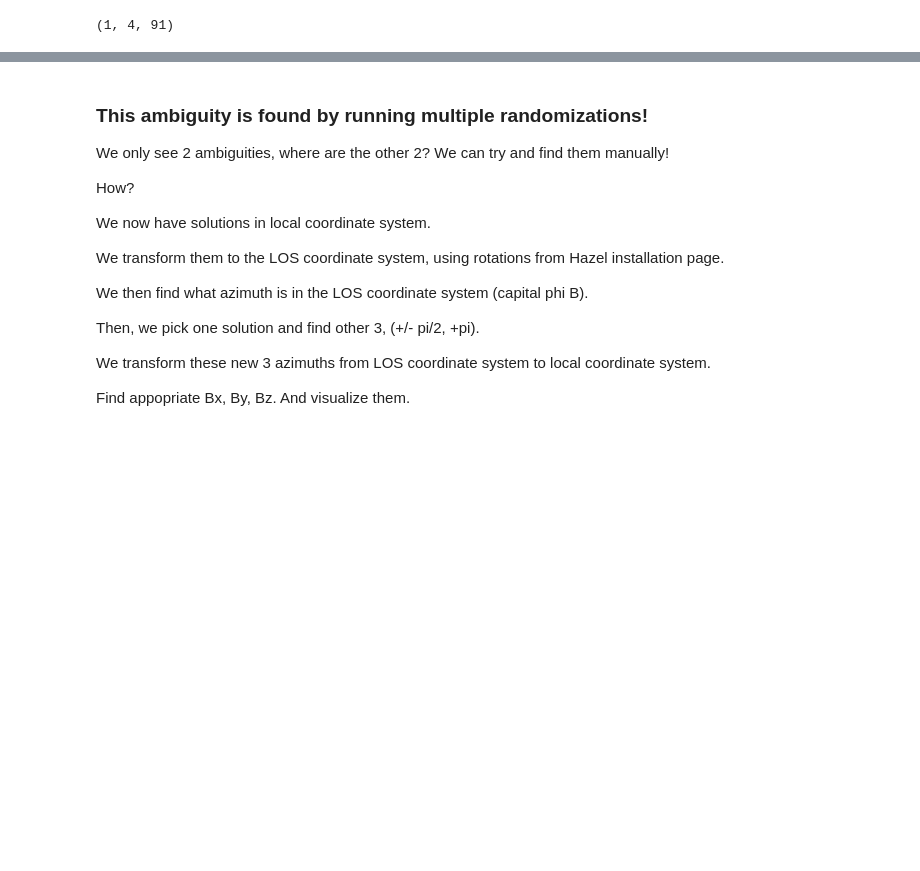
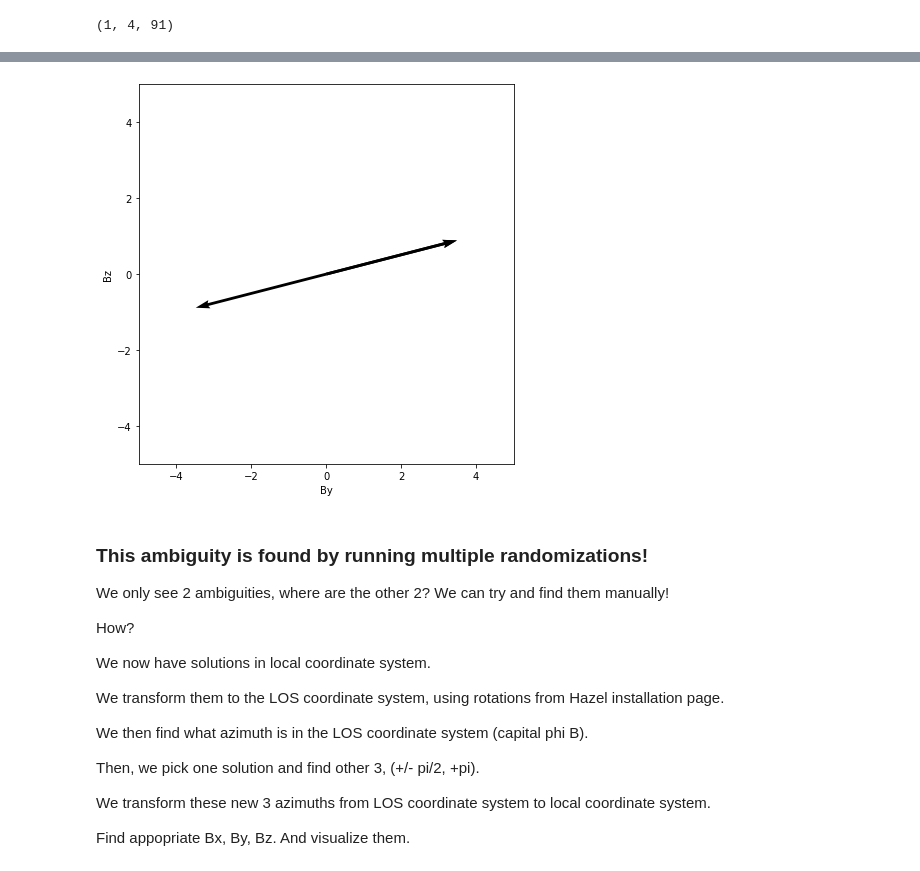
Before and after one commit to ivanzmilic/SP2022, a Jupyter notebook: Hanle_single_profile_inversion.ipynb, the cells around one changed output, grey strips where cells are left out. Saved outputs shown, nothing was run; the diff lists cells and outputs as text; code cells hidden in the pictures; blank space fills up the shorter version.

```diff
--- a/Hanle_single_profile_inversion.ipynb
+++ b/Hanle_single_profile_inversion.ipynb
@@ -199,3 +209,26 @@ plt.show()
+# %%
+import numpy as np
+import matplotlib.pyplot as plt
+
+plt.rcParams["figure.figsize"] = [6, 6]
+plt.rcParams["figure.autolayout"] = True
+
+vectors2d = np.zeros([len(good),4])
+for i in range(0,len(good)):
+    vectors2d[i] = [0,0,By[i],Bz[i]]
+
+X, Y, U, V = zip(*vectors2d)
+plt.figure()
+ax = plt.gca()
+ax.quiver(X, Y, U, V, angles='xy', scale_units='xy', scale=1)
+ax.set_xlim([-5, 5])
+ax.set_ylim([-5, 5])
+plt.xlabel("By")
+plt.ylabel("Bz")
+plt.draw()
+plt.show()
+# %% [output]
+[figure, added]
 # %% [markdown]
 ### This ambiguity is found by running multiple randomizations!
 
```
Also changed, not shown: parts of 12 cells of this notebook, 1 other file.
